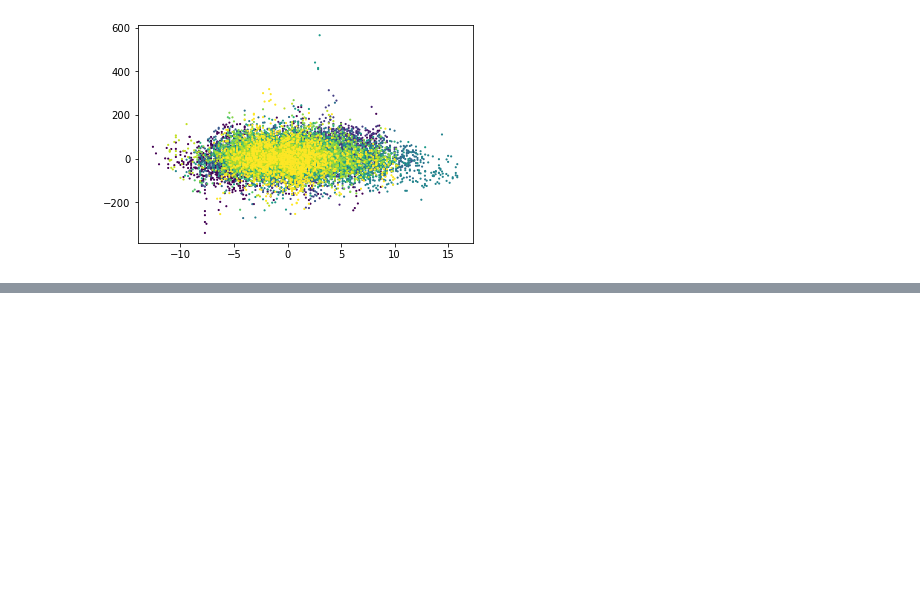
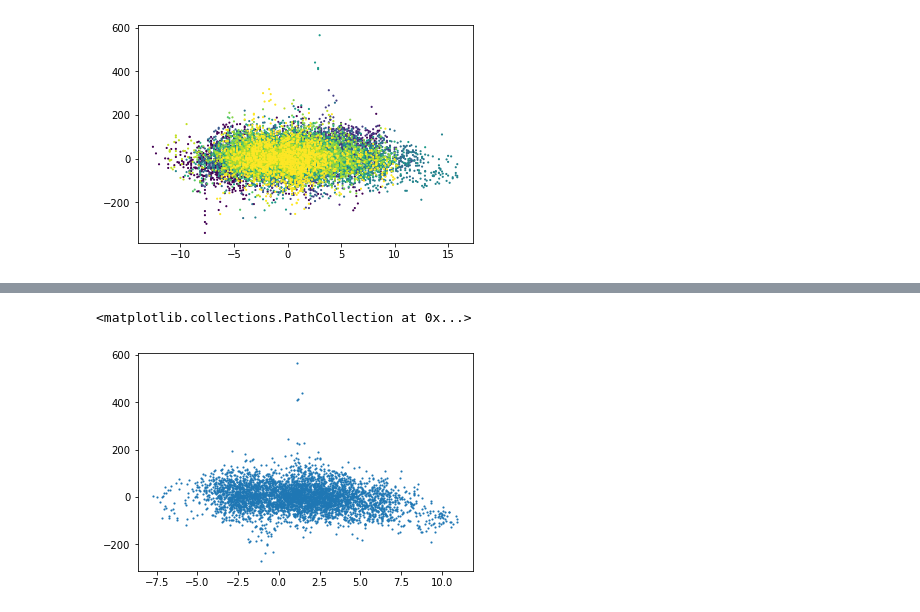
Before and after one commit to camilo-s/Aufgabe, a Jupyter notebook: aufgabe_draft.ipynb, the cells around one changed output, grey strips where cells are left out. Drawn from its saved outputs; the diff is of its cells as text; code cells hidden in the pictures; blank space fills up the shorter version.

Commit message:
íncluded stratification by meteorological season

```diff
--- a/aufgabe_draft.ipynb
+++ b/aufgabe_draft.ipynb
@@ -989,0 +1037,18 @@ plt.scatter(paris_temp['deviation'], dev_2017_half['quantity'], s=5, c=paris_tem
+# %%
+# let's categorize dates according to meteorological season.
+# these differ from the astronomical seasons in that they
+# begin with the month and exhibit the hottest (in summer)
+# and the coldest (in winter) quarters of the year
+
+def get_season(timestamp):
+
+    spring = range(3,6)
+    summer = range(6,9)
+    autumn = range(9,12)
+
+    if timestamp.month in spring: return 'spring'
+    elif timestamp.month in summer: return 'summer'
+    elif timestamp.month in autumn: return 'autumn'
+    else: return 'winter'
+# %%
+temp_2017['season'] = temp_2017.index.map(get_season)
@@ -989,0 +1089,5 @@ plt.scatter(paris_temp['deviation'], dev_2017_half['quantity'], s=5, c=paris_tem
+# %%
+plt.scatter(temp_2017[temp_2017.index.map(get_season)=='summer']['deviation'], dev_2017_half[dev_2017_half.index.map(get_season)=='summer']['quantity'], s=5, marker='.')
+# %% [output]
+<matplotlib.collections.PathCollection at 0x...>
+[figure, added]
```
Also changed, not shown: parts of 6 cells of this notebook.
